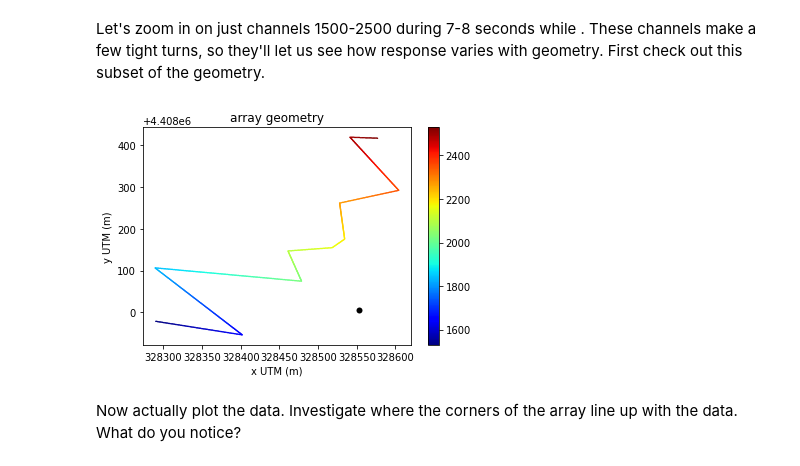
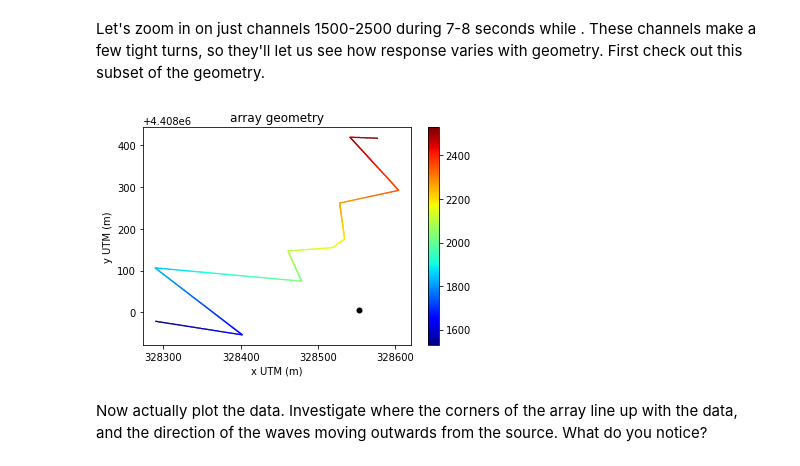
Before and after one commit to DAS-RCN/IntroToDASData, a Jupyter notebook: BradyHotSprings.ipynb, the cells around one changed output. Drawn from its saved outputs; the diff is of its cells as text; code cells hidden in the pictures.

```diff
--- a/BradyHotSprings.ipynb
+++ b/BradyHotSprings.ipynb
@@ -265,20 +268,21 @@ Let's zoom in on just channels 1500-2500 during 7-8 seconds while . These channe
 # %%
 startCh = 1500
 endCh = 2500
 startSec = 7
 endSec = 8
 
 plt.scatter(x[startCh:endCh],y[startCh:endCh],c=ch[startCh:endCh],linewidth=0,s=2,cmap=plt.get_cmap('jet'))
 plt.colorbar()
-plt.xlabel('x UTM (m)') # ******fix x-ticks
+plt.xlabel('x UTM (m)')
+plt.locator_params(axis='x', nbins=5)
 plt.ylabel('y UTM (m)')
 plt.title('array geometry')
 plt.scatter(srcX,srcY,c='k',linewidth=0) # plot the source location
 plt.show()
 # %% [output]
-[figure, old version]
+[figure, new version]
 # %% [markdown]
-Now actually plot the data. Investigate where the corners of the array line up with the data. What do you notice?
+Now actually plot the data. Investigate where the corners of the array line up with the data, and the direction of the waves moving outwards from the source. What do you notice?
 # %%
 title='vibroseis sweep - zoom in'
 beginningCh = startCh+chNumberFor0thTrace
```
Also changed, not shown: parts of 37 cells of this notebook.
